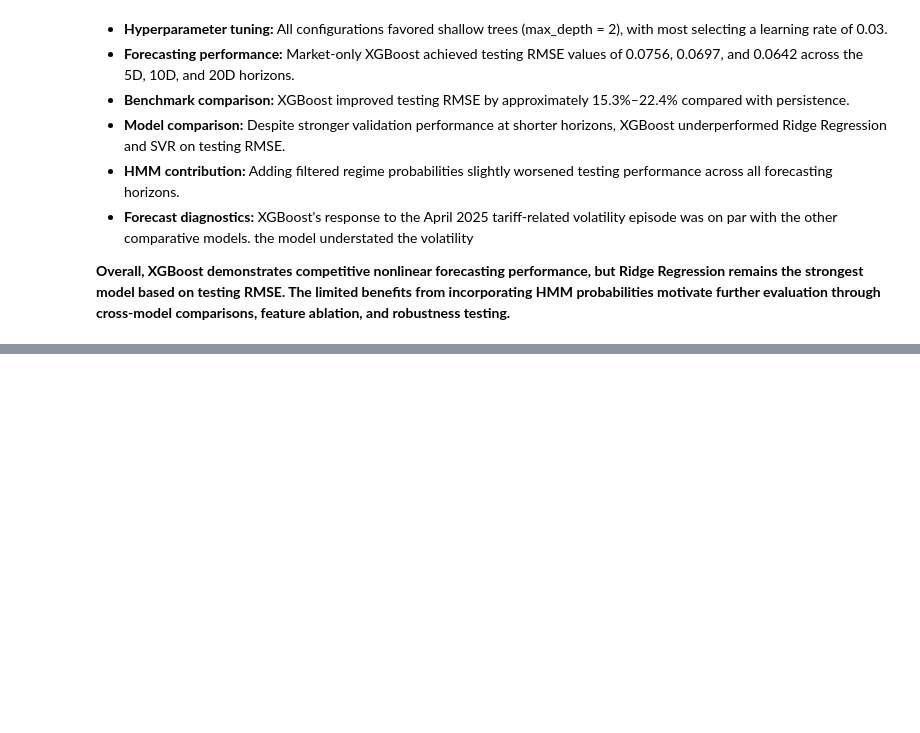
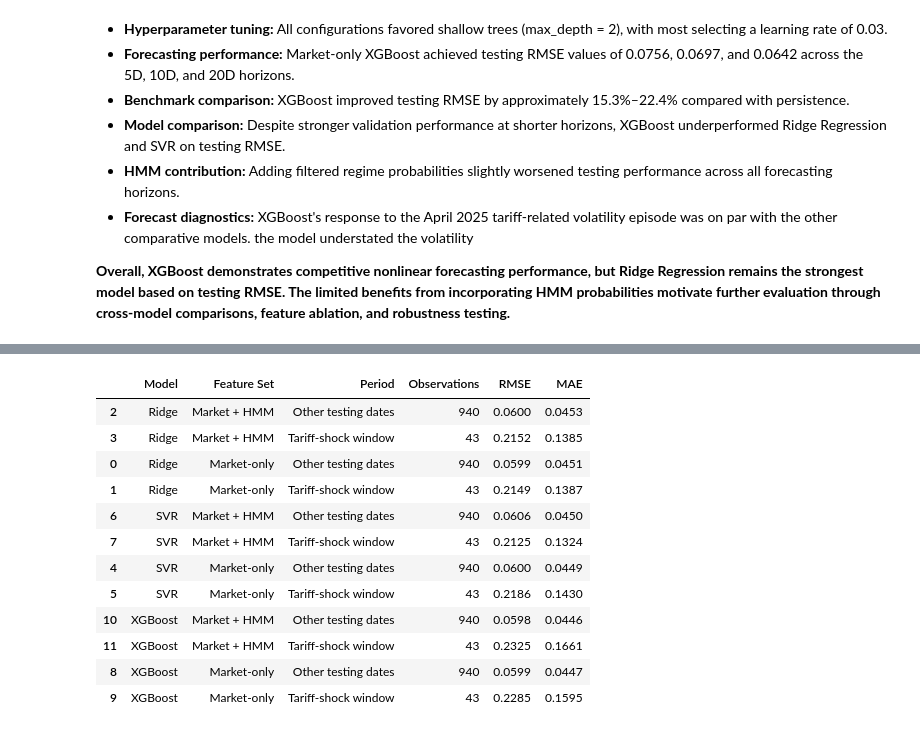
Before and after one commit to LR-Lemon/Milestone-II, a Jupyter notebook: notebooks/02_model_a_volatility_forecasting.ipynb, the cells around one changed output, grey strips where cells are left out. Drawn from its saved outputs; the diff is of its cells as text; code cells hidden in the pictures; blank space fills up the shorter version.

```diff
--- a/notebooks/02_model_a_volatility_forecasting.ipynb
+++ b/notebooks/02_model_a_volatility_forecasting.ipynb
@@ -3918,0 +4415,82 @@ plt.show()
+# %%
+
+# --------------------------------------------------
+# 9.3 Comparative Forecast Diagnostics
+# --------------------------------------------------
+
+EVENT_START = pd.Timestamp("2025-03-15")
+EVENT_END = pd.Timestamp("2025-05-15")
+
+# Existing stored prediction dictionaries
+model_predictions = {
+    "Ridge": ridge_predictions,
+    "SVR": svr_predictions,
+    "XGBoost": xgb_predictions
+}
+
+event_records = []
+
+for model_name, predictions_dict in model_predictions.items():
+
+    for feature_name in feature_sets:
+
+        result = predictions_dict[
+            (5, feature_name, "Testing")
+        ]
+
+        df = pd.DataFrame({
+            "Date": pd.to_datetime(result["Date"]),
+            "Actual": result["Actual"],
+            "Predicted": result["Predicted"]
+        })
+
+        df["Period"] = np.where(
+            df["Date"].between(EVENT_START, EVENT_END),
+            "Tariff-shock window",
+            "Other testing dates"
+        )
+
+        for period, group in df.groupby("Period"):
+
+            rmse = np.sqrt(
+                mean_squared_error(
+                    group["Actual"],
+                    group["Predicted"]
+                )
+            )
+
+            mae = mean_absolute_error(
+                group["Actual"],
+                group["Predicted"]
+            )
+
+            event_records.append({
+                "Model": model_name,
+                "Feature Set": feature_name,
+                "Period": period,
+                "Observations": len(group),
+                "RMSE": rmse,
+                "MAE": mae
+            })
+
+event_comparison_df = pd.DataFrame(event_records)
+
+display(
+    event_comparison_df
+    .sort_values(["Model", "Feature Set", "Period"])
+    .round(4)
+)
+# %% [output]
+|  | Model | Feature Set | Period | Observations | RMSE | MAE |
+| 2 | Ridge | Market + HMM | Other testing dates | 940 | 0.0600 | 0.0453 |
+| 3 | Ridge | Market + HMM | Tariff-shock window | 43 | 0.2152 | 0.1385 |
+| 0 | Ridge | Market-only | Other testing dates | 940 | 0.0599 | 0.0451 |
+| 1 | Ridge | Market-only | Tariff-shock window | 43 | 0.2149 | 0.1387 |
+| 6 | SVR | Market + HMM | Other testing dates | 940 | 0.0606 | 0.0450 |
+| 7 | SVR | Market + HMM | Tariff-shock window | 43 | 0.2125 | 0.1324 |
+| 4 | SVR | Market-only | Other testing dates | 940 | 0.0600 | 0.0449 |
+| 5 | SVR | Market-only | Tariff-shock window | 43 | 0.2186 | 0.1430 |
+| 10 | XGBoost | Market + HMM | Other testing dates | 940 | 0.0598 | 0.0446 |
+| 11 | XGBoost | Market + HMM | Tariff-shock window | 43 | 0.2325 | 0.1661 |
+| 8 | XGBoost | Market-only | Other testing dates | 940 | 0.0599 | 0.0447 |
+| 9 | XGBoost | Market-only | Tariff-shock window | 43 | 0.2285 | 0.1595 |
```
Also changed, not shown: parts of 19 cells of this notebook.
